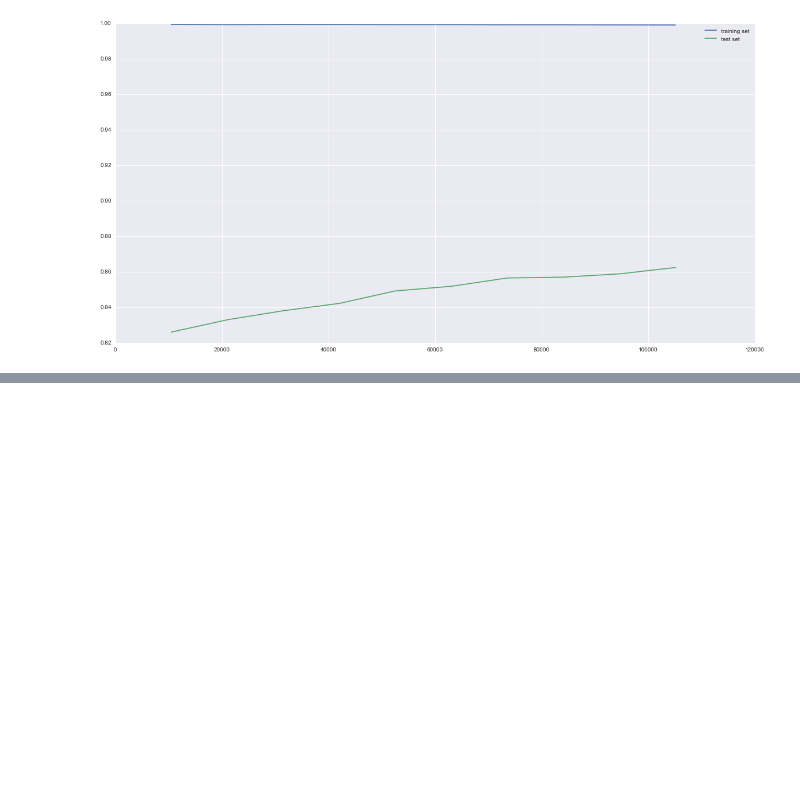
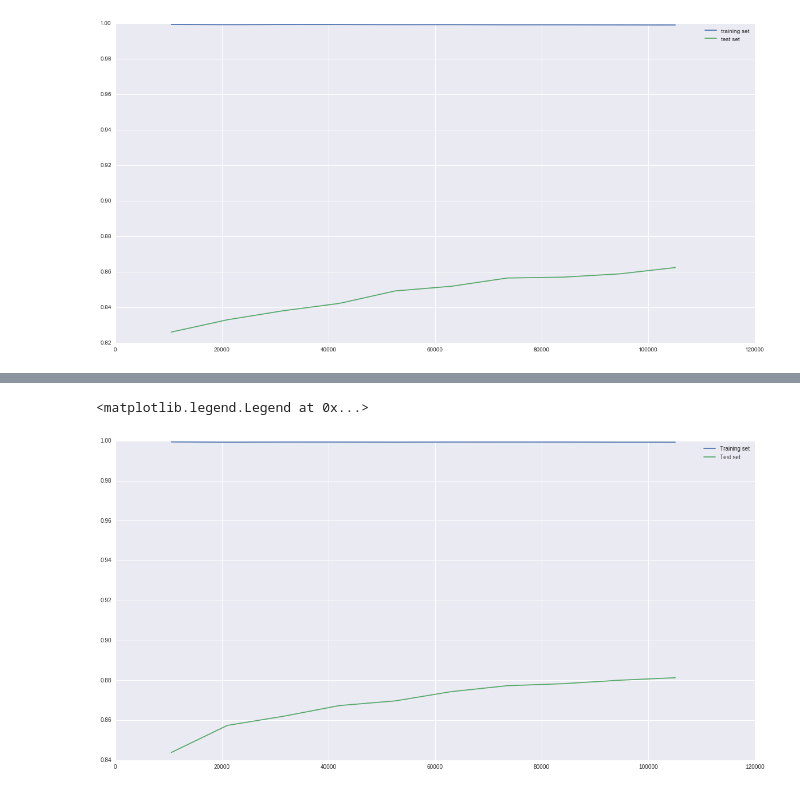
Before and after one commit to rurouni-najeeb/Kaggle, a Jupyter notebook: Red Hat/Red Hat.ipynb, the cells around one changed output, grey strips where cells are left out. Cells and saved outputs as stored; diff of their text form; code cells hidden in the pictures; blank space fills up the shorter version.

```diff
--- a/Red Hat/Red Hat.ipynb
+++ b/Red Hat/Red Hat.ipynb
@@ -539,0 +591,7 @@ plt.show()
+# %%
+from sklearn.cross_validation import train_test_split
+X = df1.values
+print X.shape
+X_train,X_cv,y_train,y_cv = train_test_split(X,y,test_size=0.33)
+print X_train.shape,y_train.shape
+print X_cv.shape,y_cv.shape
@@ -539,0 +602,6 @@ plt.show()
+# %%
+from sklearn.ensemble import RandomForestClassifier
+rfc = RandomForestClassifier(n_estimators=100,max_depth=35,max_features=1.00)
+# %%
+rfc.fit(X_train,y_train)
+print 'Training Set Accuracy: {}%'.format(rfc.score(X_train,y_train)*100)
@@ -539,0 +614,3 @@ plt.show()
+# %%
+from sklearn.learning_curve import learning_curve
+curve = learning_curve(rfc,X,y,train_sizes = [i for i in np.arange(0.1,1.1,0.1)],cv = 3,verbose=2)
@@ -539,0 +636,7 @@ plt.show()
+# %%
+plt.plot(curve[0],np.mean(curve[1],axis=1),label='Training set')
+plt.plot(curve[0],np.mean(curve[2],axis=1),label='Test set')
+plt.legend()
+# %% [output]
+<matplotlib.legend.Legend at 0x...>
+[figure, added]
```
Also changed, not shown: parts of 18 cells of this notebook, 1 other file.
